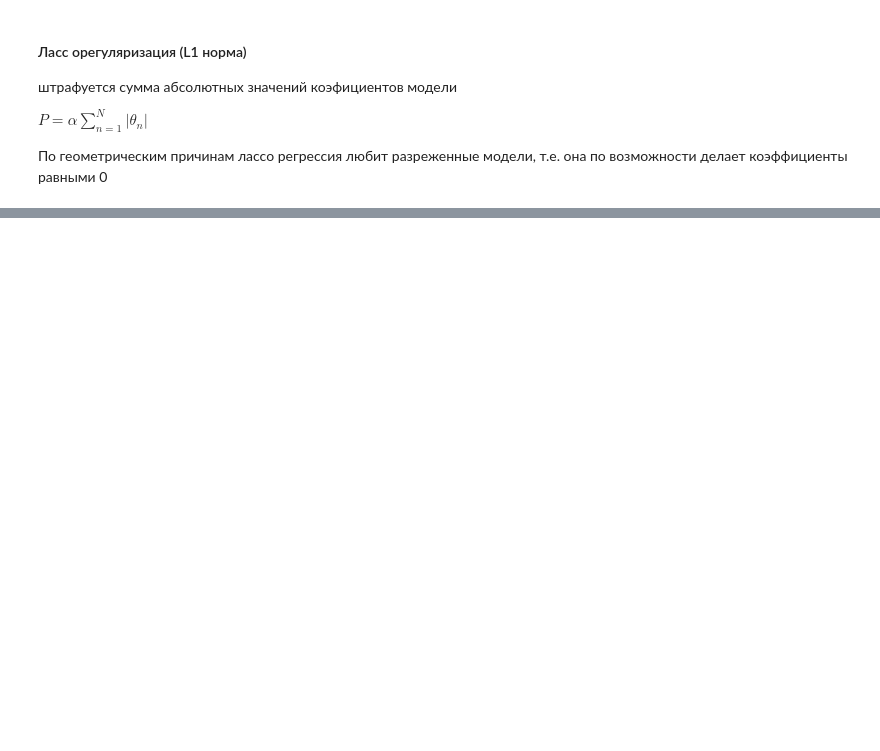
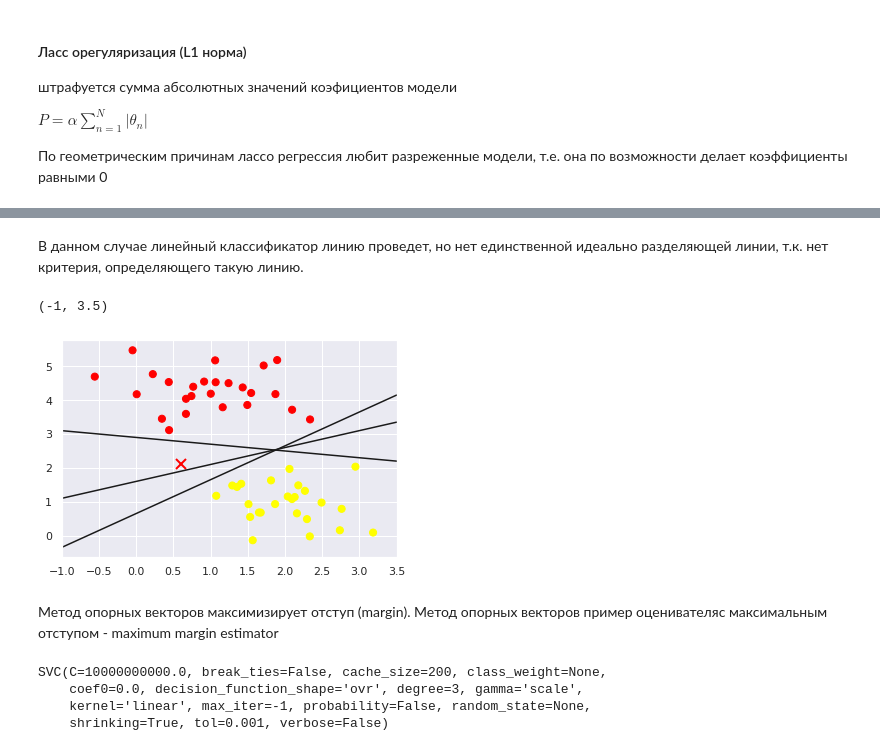
Before and after one commit to KonstantinKlepikov/all-python-ml-learning, a Jupyter notebook: ml-models-basic-learning.ipynb, the cells around one changed output, grey strips where cells are left out. Saved outputs shown, nothing was run; the diff lists cells and outputs as text; code cells hidden in the pictures; blank space fills up the shorter version.

```diff
--- a/ml-models-basic-learning.ipynb
+++ b/ml-models-basic-learning.ipynb
@@ -375,0 +385,25 @@ basis_plot(model, title='Lasso Regression')
+# %% [markdown]
+В данном случае линейный классификатор линию проведет, но нет единственной идеально разделяющей линии, т.к. нет критерия, определяющего такую линию.
+# %%
+xfit = np.linspace(-1, 3.5)
+plt.scatter(X[:, 0], X[:, 1], c=y, s=50, cmap='autumn')
+plt.plot([0.6], [2.1], 'x', color='red', markeredgewidth=2, markersize=10)
+
+for m, b in [(1, 0.65), (0.5, 1.6), (-0.2, 2.9)]:
+    plt.plot(xfit, m * xfit + b, '-k')
+
+plt.xlim(-1, 3.5)
+# %% [output]
+(-1, 3.5)
+[figure, added]
+# %% [markdown]
+Метод опорных векторов максимизирует отступ (margin). Метод опорных векторов пример оценивателяс максимальным отступом - maximum margin estimator
+# %%
+from sklearn.svm import SVC #SVR - регрессия
+model = SVC(kernel='linear', C=1E10)
+model.fit(X, y)
+# %% [output]
+SVC(C=10000000000.0, break_ties=False, cache_size=200, class_weight=None,
+    coef0=0.0, decision_function_shape='ovr', degree=3, gamma='scale',
+    kernel='linear', max_iter=-1, probability=False, random_state=None,
+    shrinking=True, tol=0.001, verbose=False)
```
Also changed, not shown: parts of 34 cells of this notebook, 1 other file.
